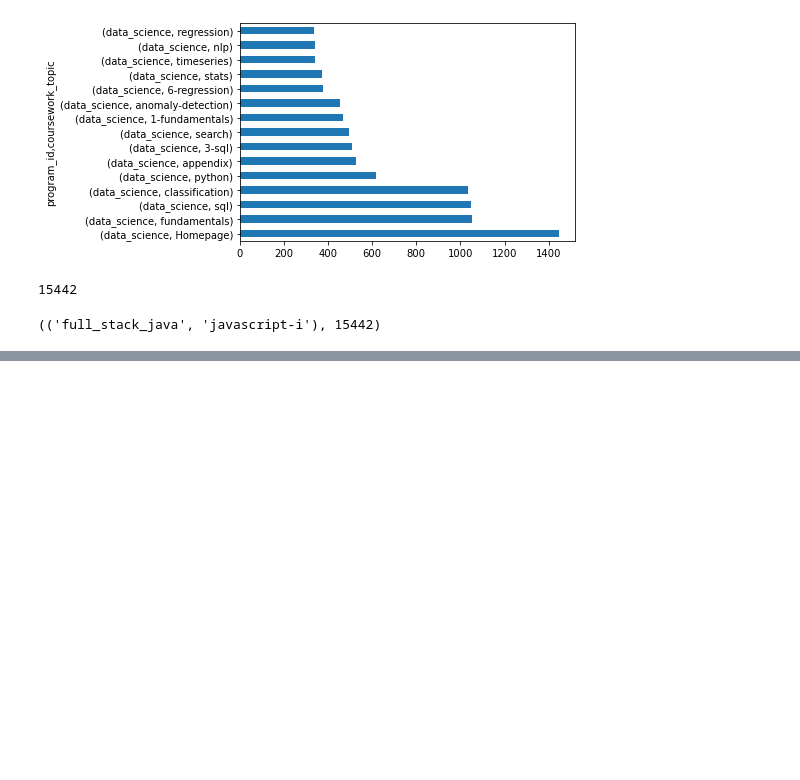
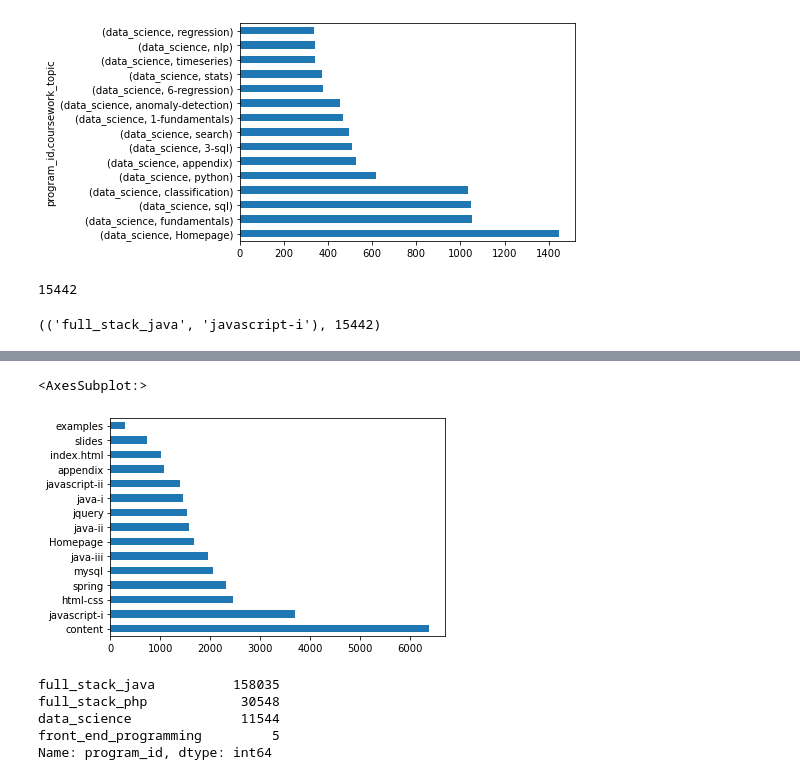
Before and after one commit to bowen-lindsey-shiben-turner/anamoly-detection, a Jupyter notebook: eda_scratch_q6.ipynb, the cells around one changed output, grey strips where cells are left out. Drawn from its saved outputs; the diff is of its cells as text; code cells hidden in the pictures; blank space fills up the shorter version.

```diff
--- a/eda_scratch_q6.ipynb
+++ b/eda_scratch_q6.ipynb
@@ -243,0 +255,14 @@ KeyError: 'Column not found: False'
+# %%
+access_df[access_df.program_id=='full_stack_php'].coursework_topic.value_counts().head(15).plot.barh()
+#['program_id'=='data_science']
+# %% [output]
+<AxesSubplot:>
+[figure, added]
+# %%
+access_df.program_id.value_counts()
+# %% [output]
+full_stack_java          158035
+full_stack_php            30548
+data_science              11544
+front_end_programming         5
+Name: program_id, dtype: int64
```
Also changed, not shown: parts of 3 cells of this notebook, 1 other file.
